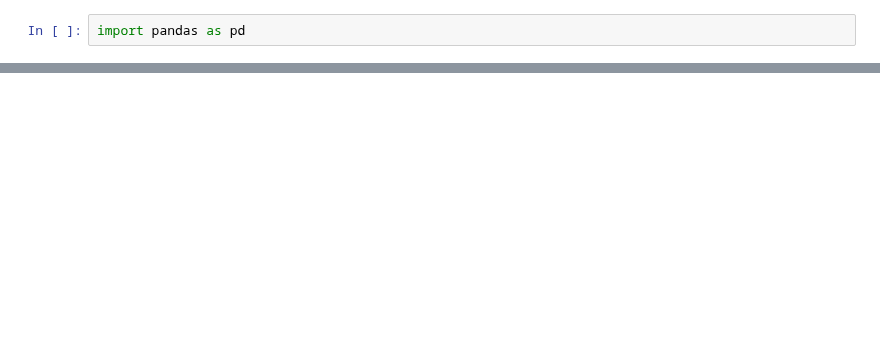
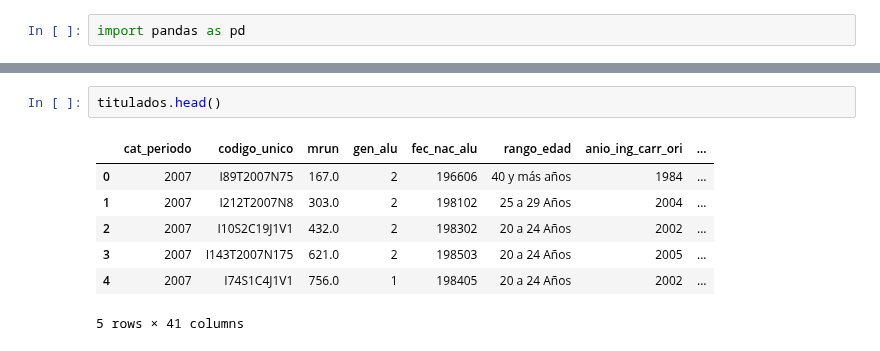
Before and after one commit to albertoitg/visualizacion, a Jupyter notebook: proyecto.ipynb, the cells around one changed output, grey strips where cells are left out. Drawn from its saved outputs; the diff is of its cells as text; blank space fills up the shorter version.

```diff
--- a/proyecto.ipynb
+++ b/proyecto.ipynb
@@ -7,0 +24,10 @@ beneficios = pd.read_csv("data/beneficios.csv").drop(["Unnamed: 0"], axis=1)
+# %%
+titulados.head()
+# %% [output]
+|  | cat_periodo | codigo_unico | mrun | gen_alu | fec_nac_alu | rango_edad | anio_ing_carr_ori | ... |
+| 0 | 2007 | I89T2007N75 | 167.0 | 2 | 196606 | 40 y más años | 1984 | ... |
+| 1 | 2007 | I212T2007N8 | 303.0 | 2 | 198102 | 25 a 29 Años | 2004 | ... |
+| 2 | 2007 | I10S2C19J1V1 | 432.0 | 2 | 198302 | 20 a 24 Años | 2002 | ... |
+| 3 | 2007 | I143T2007N175 | 621.0 | 2 | 198503 | 20 a 24 Años | 2005 | ... |
+| 4 | 2007 | I74S1C4J1V1 | 756.0 | 1 | 198405 | 20 a 24 Años | 2002 | ... |
+5 rows × 41 columns
```
Also changed, not shown: parts of 10 cells of this notebook, 1 other file.
